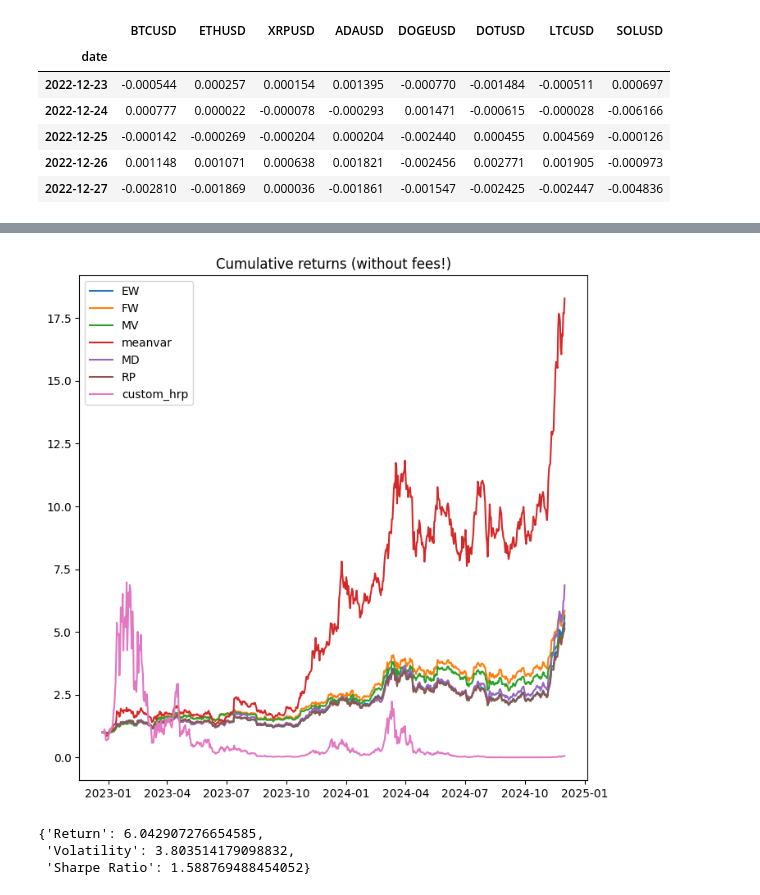
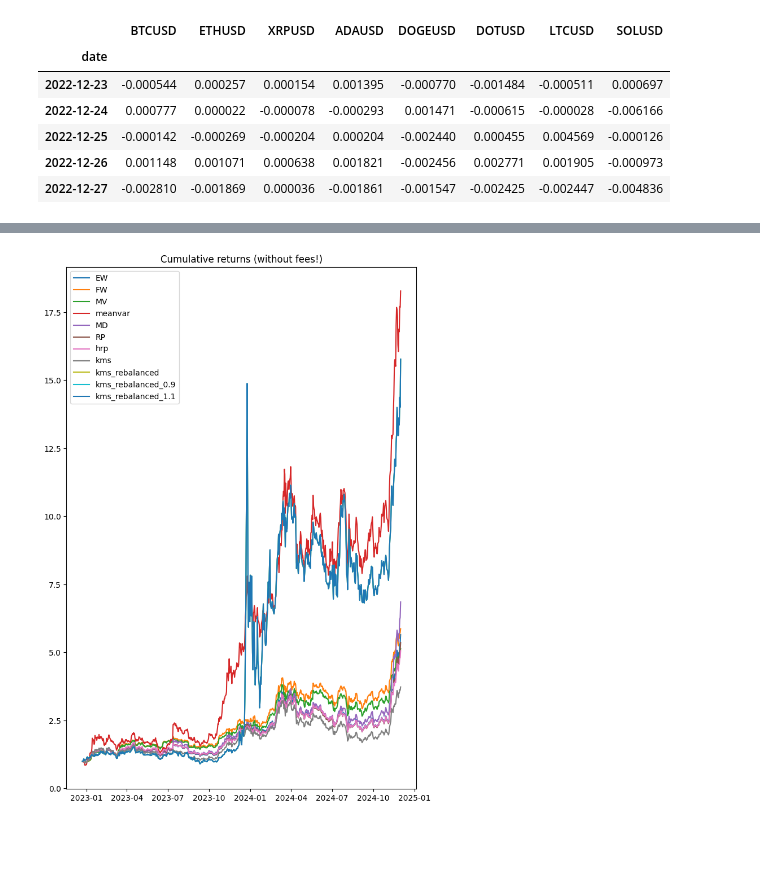
Before and after one commit to alihussainia/Crypto-Portfolio_Optimization, a Jupyter notebook: DTF1_portfolio_strategy.ipynb, the cells around one changed output, grey strips where cells are left out. Cells and saved outputs as stored; diff of their text form; code cells hidden in the pictures; blank space fills up the shorter version.

```diff
--- a/DTF1_portfolio_strategy.ipynb
+++ b/DTF1_portfolio_strategy.ipynb
@@ -1362,6 +1463,6 @@ strategies
 WTplus1_ours = {}
 # %%
 for i in strategies:
- WTplus1_ours[i]= my_targets[i] / hrdaily_returns_std[i]
+ WTplus1_ours[i]=   hrdaily_returns_std[i] / my_targets[i]
 # %%
 WTplus1_ours
@@ -1684,7 +1825,7 @@ import matplotlib.pyplot as plt
 pf_ret = pf_ret.dropna()
 
 # List of all strategies
-strategies = ['EW', 'FW', 'MV', 'meanvar', 'MD', 'RP', 'mom', 'kms', 'kms_rebalanced', 'hrp']
+strategies = ['EW', 'FW', 'MV', 'meanvar', 'MD', 'RP','hrp']
 
 # Pair HRP with each strategy (excluding HRP vs. HRP)
 hrp_combinations = [strategy for strategy in strategies if strategy != 'hrp']
@@ -1935,25 +2061,0 @@ plt.show()
-# %%
-import matplotlib.pyplot as plt
-
-# Drop missing values
-pf_ret = pf_ret.dropna()
-
-# List of all strategies
-strategies = ['EW', 'FW', 'MV', 'meanvar', 'MD', 'RP', 'mom', 'hrp','kms', 'kms_rebalanced']
-
-# Pair HRP with each strategy (excluding HRP vs. HRP)
-kms_rebalanced_combinations = [strategy for strategy in strategies if strategy != 'kms_rebalanced']
-
-# Plot HRP combinations
-plt.figure(figsize=(12, len(kms_rebalanced_combinations) * 4))  # Adjust figure size based on number of plots
-
-for i, strategy in enumerate(kms_rebalanced_combinations, 1):
-    plt.subplot(len(kms_rebalanced_combinations), 1, i)
-    plt.plot((1 + pf_ret['kms_rebalanced']).cumprod(), label='kms_rebalanced', linestyle='-', linewidth=2)
-    plt.plot((1 + pf_ret[strategy]).cumprod(), label=strategy, linestyle='--')
-    plt.legend()
-    plt.title(f'Cumulative Returns: kms_rebalanced vs {strategy}')
-    plt.grid()
-
-plt.tight_layout()
-plt.show()
@@ -2118,2 +2061,0 @@ wgts = hierarchical_risk_parity(preprocess_rets, randomize_seed=42)
-# %%
-pf_ret['hrp'] = preprocess_rets.dot(wgts)
@@ -2152,25 +2133,22 @@ summ_tab_martina
 # %%
-pf_ret = pf_ret.dropna()
+wpf_ret = pf_ret.dropna()
 
 
-plt.figure(figsize=(8, 8))
+plt.figure(figsize=(8, 12))
 plt.plot((1+pf_ret['EW']).cumprod(), label='EW')
 plt.plot((1+pf_ret['FW']).cumprod(), label='FW')
 plt.plot((1+pf_ret['MV']).cumprod(), label='MV')
 plt.plot((1+pf_ret['meanvar']).cumprod(), label='meanvar')
 plt.plot((1+pf_ret['MD']).cumprod(), label='MD')
 plt.plot((1+pf_ret['RP']).cumprod(), label='RP')
-plt.plot((1+pf_ret['custom_hrp']).cumprod(), label='custom_hrp')
 #plt.plot((1+pf_ret['mom']).cumprod(), label='mom')
+plt.plot((1+pf_ret['hrp']).cumprod(), label='hrp')
+plt.plot((1+pf_ret['kms']).cumprod(), label='kms')
+plt.plot((1+pf_ret['kms_rebalanced']).cumprod(), label='kms_rebalanced')
+plt.plot((1+pf_ret['kms_rebalanced_0.9']).cumprod(), label='kms_rebalanced_0.9')
+plt.plot((1+pf_ret['kms_rebalanced_1.1']).cumprod(), label='kms_rebalanced_1.1')
 plt.legend()
 plt.title('Cumulative returns (without fees!)')
 plt.show()
 # %% [output]
-[figure, old version]
+[figure, new version]
-# %%
-hrp = calculate_portfolio_metrics(preprocessed_rets, wgts)
-hrp
-# %% [output]
-{'Return': 6.042907276654585,
- 'Volatility': 3.803514179098832,
- 'Sharpe Ratio': 1.588769488454052}
```
Also changed, not shown: parts of 108 cells of this notebook.
